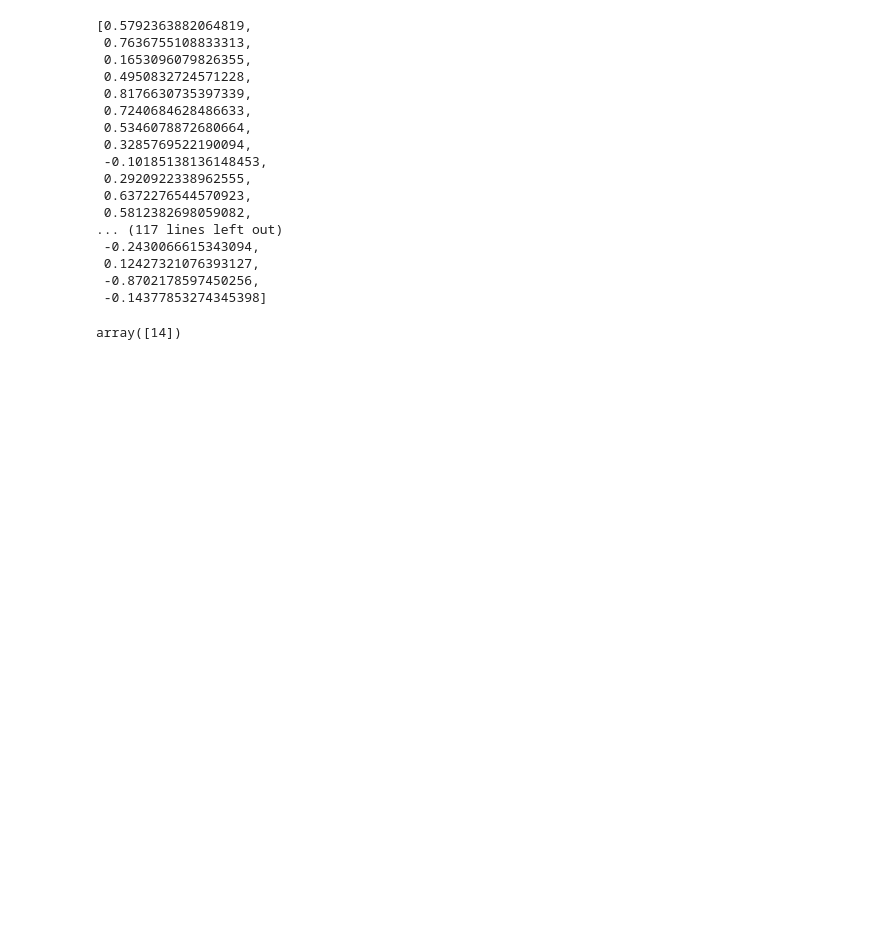
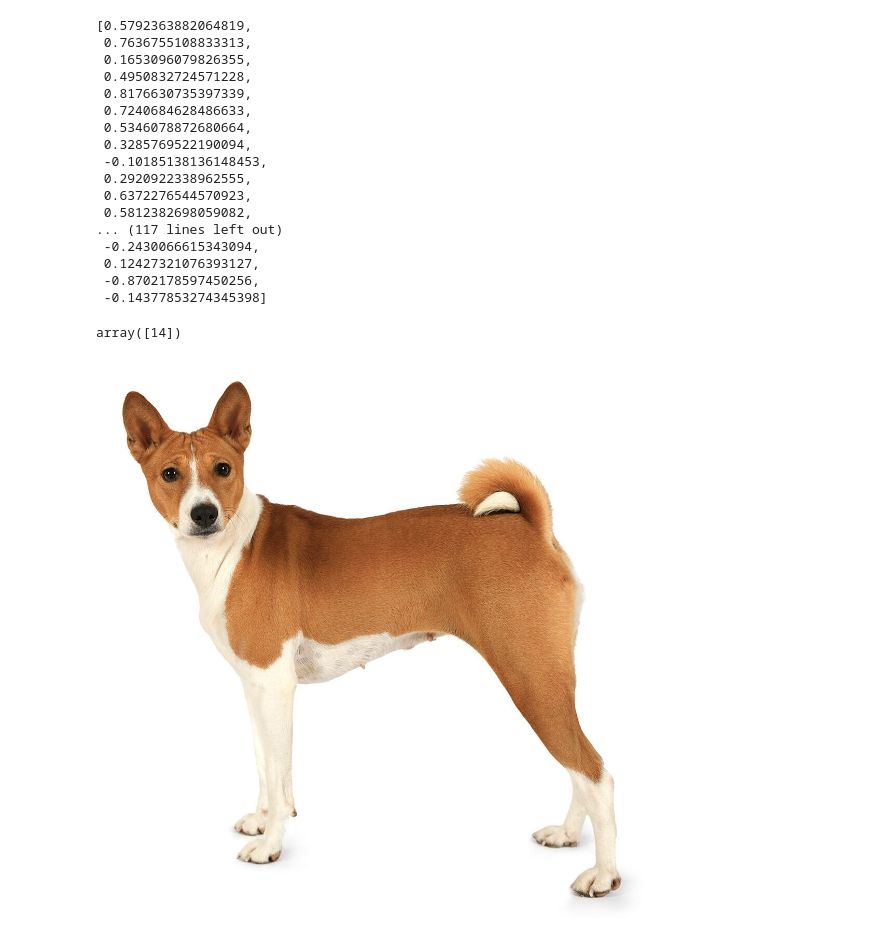
Before and after one commit to djarrin/operationalized-dog-classifier, a Jupyter notebook: train_and_deploy-solution.ipynb, the cells around one changed output. Saved outputs shown, nothing was run; the diff lists cells and outputs as text; code cells hidden in the pictures; blank space fills up the shorter version.

```diff
--- a/train_and_deploy-solution.ipynb
+++ b/train_and_deploy-solution.ipynb
@@ -398,3 +398,12 @@ import numpy as np
 np.argmax(response, 1)
 # %% [output]
 array([14])
+# %%
+## Results
+# Categroy 14 is a Basenji which from my persepetion looks pretty close to the example dog
+request_dict={ "url": "https://www.purina.co.uk/sites/default/files/styles/square_medium_440x440/public/2022-07/Basenji.jpg" }
+
+img_bytes = requests.get(request_dict['url']).content
+Image.open(io.BytesIO(img_bytes))
+# %% [output]
+[figure, added]
```
Also changed, not shown: 3 other files.
